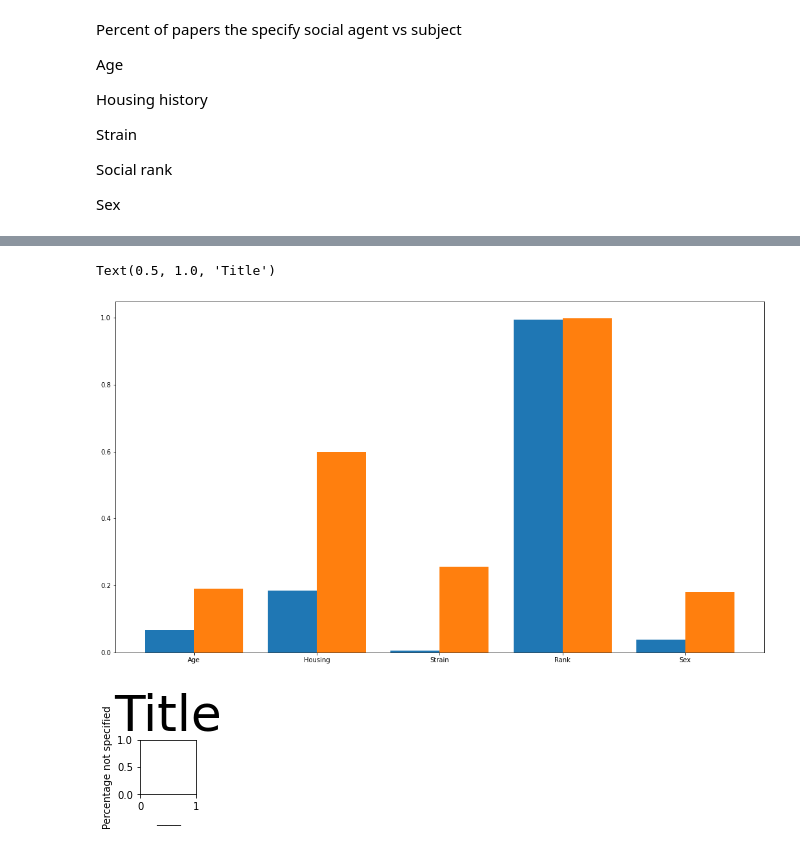
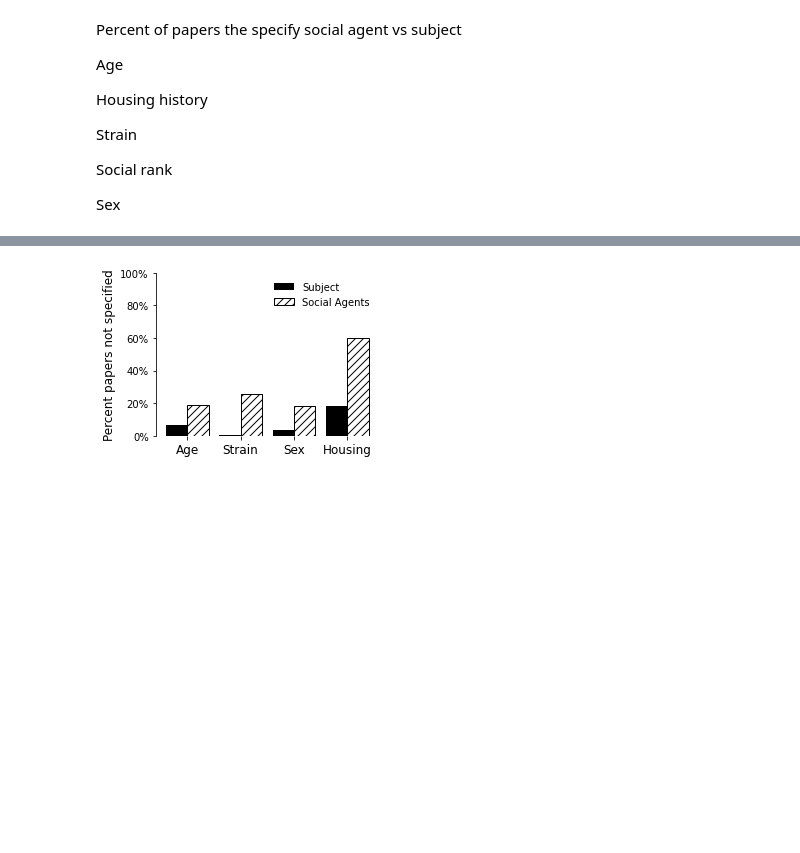
Before and after one commit to padillacoreanolab/literature_review_processing, a Jupyter notebook: results/2022_09_09_literature_review_processing/Graphs for Literature Review.ipynb, the cells around one changed output, grey strips where cells are left out. Drawn from its saved outputs; the diff is of its cells as text; code cells hidden in the pictures; blank space fills up the shorter version.

```diff
--- a/results/2022_09_09_literature_review_processing/Graphs for Literature Review.ipynb
+++ b/results/2022_09_09_literature_review_processing/Graphs for Literature Review.ipynb
@@ -112,33 +109,35 @@ subject_data.append(subject_sex_P)
 #Social Agent Data
 agent_age_P = sum(survey_df['Social Agent Age (check all that apply)'].str.contains('does not specify')) / len(survey_df['Social Agent Age (check all that apply)'])
 agent_data.append(agent_age_P)
+agent_housing_P = sum(survey_df['Social Agent Strain '].str.contains('pec' or 'n/a')) / len(survey_df['Social Agent Strain '])
+agent_data.append(agent_housing_P)
+#agent_SR_P = sum(survey_df['Social Agent Rank'].str.contains('Does not specify')) / len(survey_df['Social Agent Rank'])
+#agent_data.append(agent_SR_P)
+agent_sex_P = sum(survey_df['Social Agent Sex'].str.contains('Does not specifiy')) / len(survey_df['Social Agent Sex'])
+agent_data.append(agent_sex_P)
 agent_housing_P = sum(survey_df['Social Agent Housing'].str.contains('does not specify')) / len(survey_df['Social Agent Housing'])
 agent_data.append(agent_housing_P)
-agent_housing_P = sum(survey_df['Social Agent Strain '].str.contains('pec' or 'n/a')) / len(survey_df['Social Agent Strain '])
-agent_data.append(agent_housing_P)
-agent_SR_P = sum(survey_df['Social Agent Rank'].str.contains('Does not specify')) / len(survey_df['Social Agent Rank'])
-agent_data.append(agent_SR_P)
-agent_sex_P = sum(survey_df['Social Agent Sex'].str.contains('Does not specifiy')) / len(survey_df['Social Agent Sex'])
-agent_data.append(agent_sex_P)
 # %%
-x = ['Age', 'Housing','Strain','Rank','Sex']
+x = ['Age','Strain','Sex','Housing']
 x_axis = np.arange(len(x))
 
-plt.bar(x_axis - 0.2, subject_data, 0.4, label = 'Subject')
-plt.bar(x_axis + 0.2, agent_data, 0.4, label = 'Social Agents')
+plt.rcParams["figure.figsize"] = (4,3) # Size of the plotax.spines['top'].set_visible(False)
+for pos in ['right', 'top', 'bottom']: # Removes graph border
+    plt.gca().spines[pos].set_visible(False)
 
-plt.xticks(x_axis, x)
+plt.bar(x_axis - 0.2, subject_data, 0.4, label = 'Subject', color = 'black')
+plt.bar(x_axis + 0.2, agent_data, 0.4, label = 'Social Agents', fill=False, hatch='///')
+plt.gca().yaxis.set_major_formatter(mtick.PercentFormatter(xmax=1.0)) #Makes y percentages
+
+plt.xticks(x_axis, x, fontsize = 12) # x tick spacing and size
 plt.yticks(np.arange(0, 1.2, step=0.2))
 
-fig = plt.figure()
-fig.set_size_inches(1, 1)
-
 #Visuals
-plt.xlabel("_____")
-plt.ylabel('Percentage not specified')
-plt.title("Title", fontsize = 50)
-#plt.figure(figsize=(3, 1))
+#plt.xlabel("_____", fontsize = 15)
+plt.ylabel('Percent papers not specified', fontsize = 12)
+#plt.title("Title", fontsize = 30)
+plt.legend(frameon = False) # legend removes graph border
+plt.savefig("./proc/L")
+#plt.savefig(r'C:\Users\yongc\Documents\GitHub\literature_review_processing\results\2022_09_09_literature_review_processing\proc\PERCENT.svg')
 # %% [output]
-Text(0.5, 1.0, 'Title')
-[figure, old version]
+[figure, new version]
-[figure, removed]
```
Also changed, not shown: parts of 4 cells of this notebook, 1 other file.
